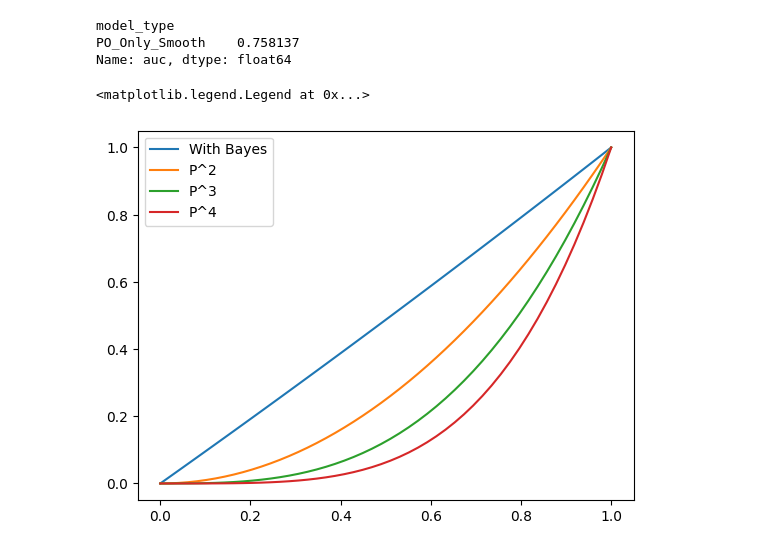
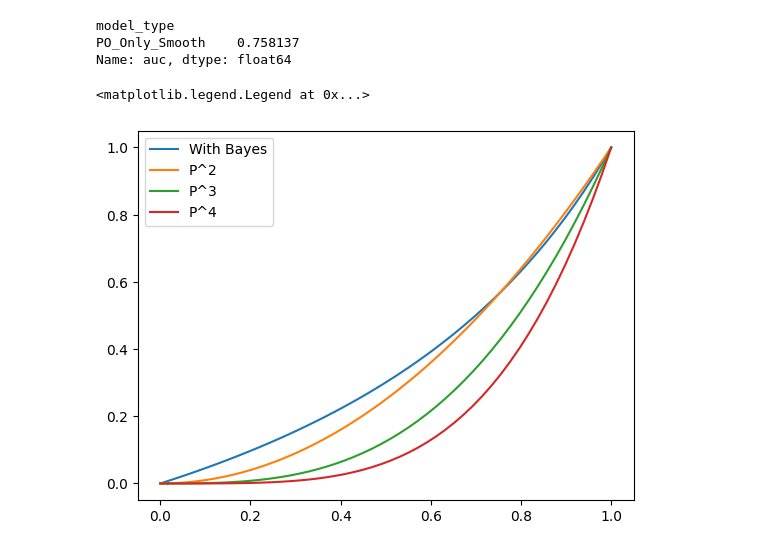
Before and after one commit to pabloubilla/data-integration-sdm, a Jupyter notebook: notebooks/02_dataintegration_results.ipynb, the cells around one changed output. Cells and saved outputs as stored; diff of their text form; code cells hidden in the pictures.

```diff
--- a/notebooks/02_dataintegration_results.ipynb
+++ b/notebooks/02_dataintegration_results.ipynb
@@ -50,16 +85,16 @@ Name: auc, dtype: float64
 # %%
 import matplotlib.pyplot as plt
 
-theta = 0.95
+theta = .43
 
 p = np.linspace(0, 1, 50)
 plt.plot(p, p*(theta)/(1 - p + p*(theta)), label=f'With Bayes')
 ## plot the square
 plt.plot(p, p**2, label='P^2')
 plt.plot(p, p**3, label='P^3')
 plt.plot(p, p**4, label='P^4')
 # plt.plot(p, p*(1-theta), label='no smoothing')
 plt.legend()
 # %% [output]
 <matplotlib.legend.Legend at 0x...>
-[figure, old version]
+[figure, new version]
```
Also changed, not shown: parts of 6 cells of this notebook, 6 other files.
